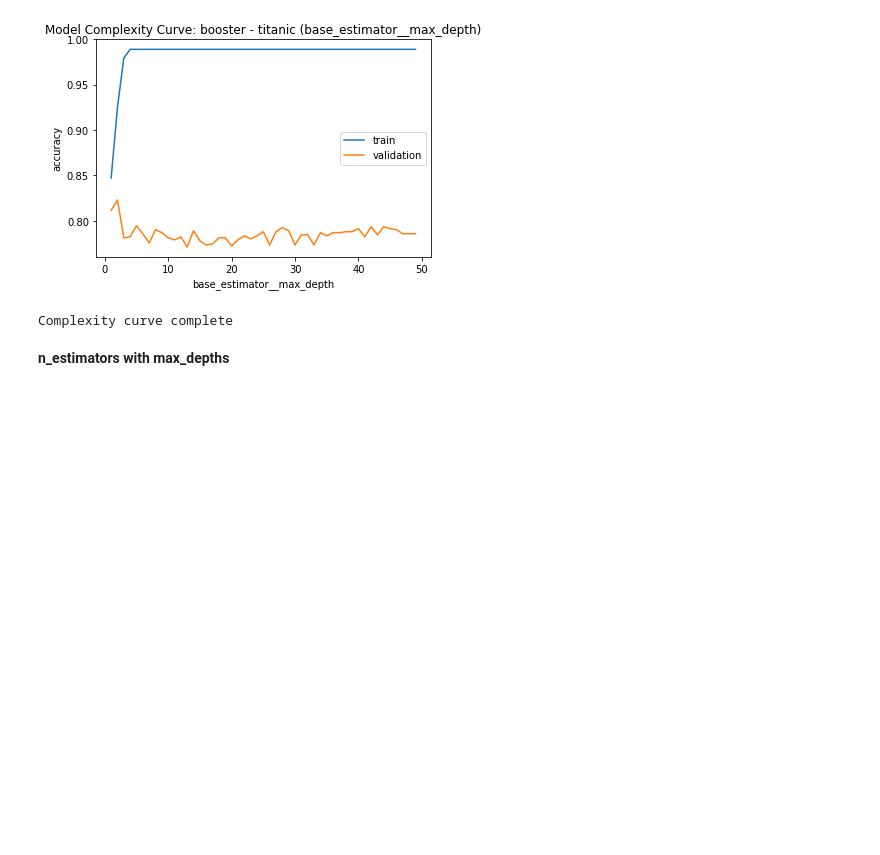
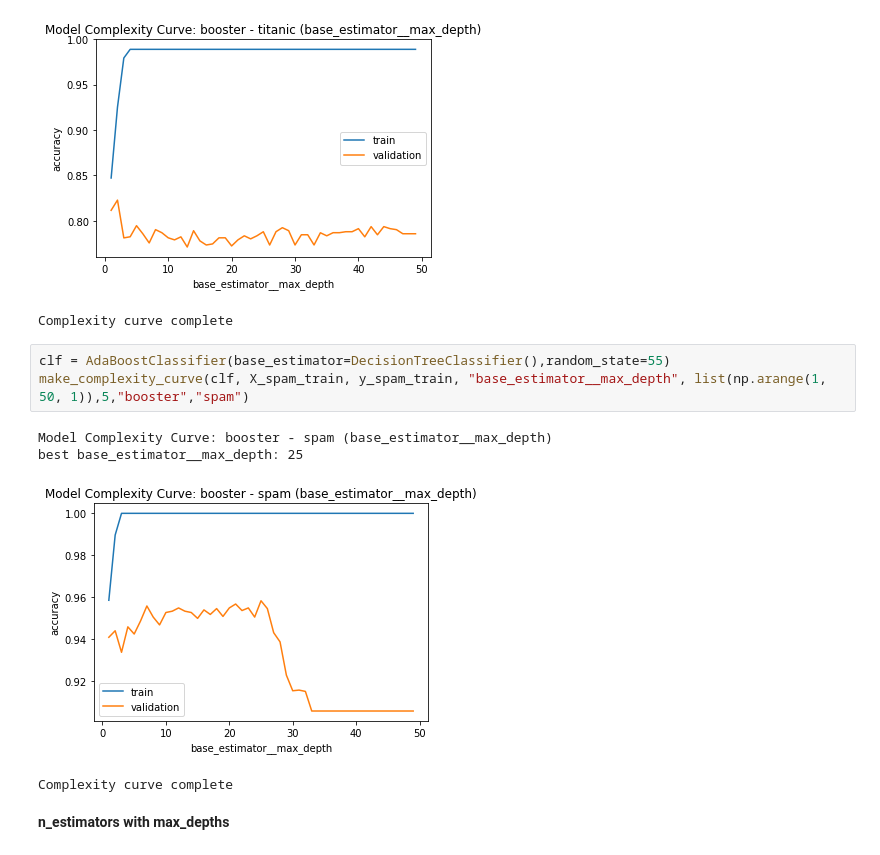
Before and after one commit to dannybit/CS7641Assignment1, a Jupyter notebook: Boosting.ipynb, the cells around one changed output. Drawn from its saved outputs; the diff is of its cells as text; blank space fills up the shorter version.

```diff
--- a/Boosting.ipynb
+++ b/Boosting.ipynb
@@ -120,6 +131,14 @@ Model Complexity Curve: booster - titanic (base_estimator__max_depth)
 best base_estimator__max_depth: 2
 [figure]
 Complexity curve complete
+# %%
+clf = AdaBoostClassifier(base_estimator=DecisionTreeClassifier(),random_state=55)
+make_complexity_curve(clf, X_spam_train, y_spam_train, "base_estimator__max_depth", list(np.arange(1, 50, 1)),5,"booster","spam")
+# %% [output]
+Model Complexity Curve: booster - spam (base_estimator__max_depth)
+best base_estimator__max_depth: 25
+[figure, added]
+Complexity curve complete
 # %% [markdown]
 **n_estimators with max_depths**
 # %%
```
Also changed, not shown: parts of 8 cells of this notebook, 3 other files.
